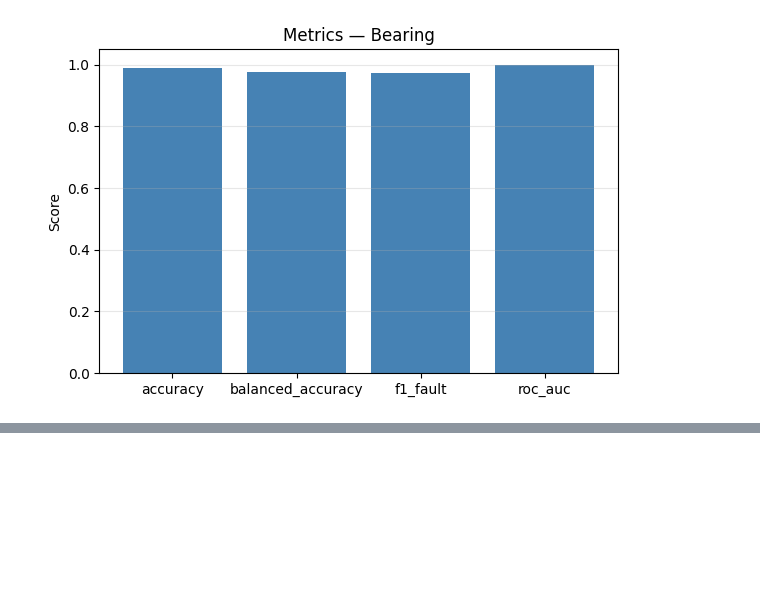
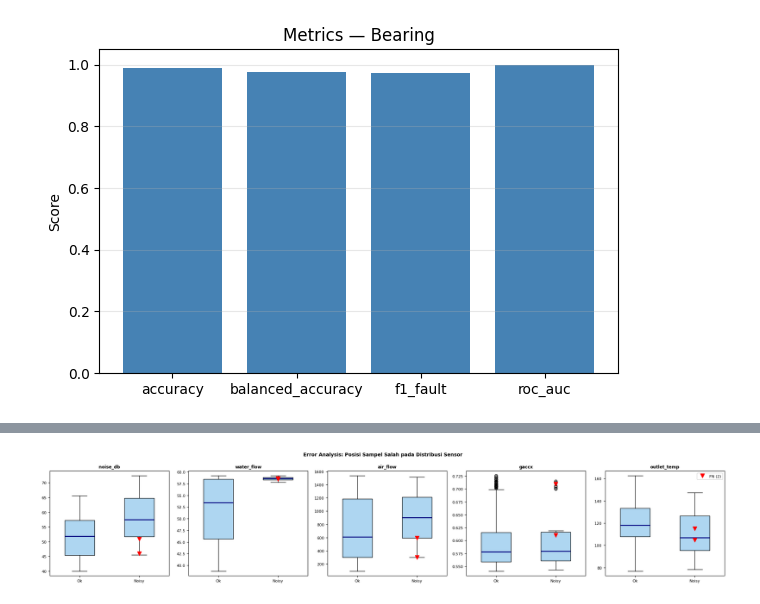
Before and after one commit to VickiAristiya/Computerize-Maintenance-Management-System, a Jupyter notebook: machine-learning filtered data/compressor/compressor_model.ipynb, the cells around one changed output, grey strips where cells are left out. Saved outputs shown, nothing was run; the diff lists cells and outputs as text; code cells hidden in the pictures; blank space fills up the shorter version.

```diff
--- a/machine-learning filtered data/compressor/compressor_model.ipynb
+++ b/machine-learning filtered data/compressor/compressor_model.ipynb
@@ -406,0 +712,84 @@ plt.show()
+# %%
+# ── Error Analysis — Sampel yang Salah Diklasifikasi ─────────────────────────
+# Variabel y_test, pred, y_prob, X_test_raw tersedia dari cell-06-loop (bearings)
+
+err_df = X_test_raw.copy().reset_index(drop=True)
+err_df["true_label"]  = y_test.values
+err_df["pred_label"]  = pred
+err_df["prob_fault"]  = y_prob
+err_df["true_name"]   = err_df["true_label"].map({0: "Ok", 1: "Noisy"})
+err_df["pred_name"]   = err_df["pred_label"].map({0: "Ok", 1: "Noisy"})
+err_df["correct"]     = err_df["true_label"] == err_df["pred_label"]
+
+misclassified  = err_df[~err_df["correct"]]
+fp = misclassified[misclassified["true_label"] == 0]  # Ok diprediksi Noisy
+fn = misclassified[misclassified["true_label"] == 1]  # Noisy diprediksi Ok
+
+print(f"Total sampel test   : {len(err_df)}")
+print(f"Benar diklasifikasi : {err_df['correct'].sum()} ({err_df['correct'].mean()*100:.1f}%)")
+print(f"Salah diklasifikasi : {(~err_df['correct']).sum()} ({(~err_df['correct']).mean()*100:.1f}%)")
+print(f"  False Positive (Ok diprediksi Noisy) : {len(fp)}")
+print(f"  False Negative (Noisy diprediksi Ok) : {len(fn)}")
+
+if len(misclassified) == 0:
+    print("\nModel sempurna pada test set ini — tidak ada sampel yang salah.")
+else:
+    print("\n── Detail Sampel Salah Diklasifikasi ──")
+    display_cols = feature_columns + ["true_name", "pred_name", "prob_fault"]
+    print(misclassified[display_cols].round(4).to_string(index=False))
+
+    # Rata-rata sensor per kelompok
+    print("\n── Rata-rata Nilai Sensor per Kelompok ──")
+    benar_ok    = err_df[(err_df["true_label"]==0) &  err_df["correct"]]
+    benar_noisy = err_df[(err_df["true_label"]==1) &  err_df["correct"]]
+    groups = {"Benar - Ok": benar_ok, "Benar - Noisy": benar_noisy}
+    if len(fp) > 0: groups["FP (Ok -> Noisy)"] = fp
+    if len(fn) > 0: groups["FN (Noisy -> Ok)"] = fn
+
+    summary = pd.DataFrame(
+        {label: grp[feature_columns].mean() for label, grp in groups.items()}
+    ).T
+    print(summary.round(4).to_string())
+
+    # Boxplot: posisi sampel salah pada distribusi sensor
+    n_feat = len(feature_columns)
+    fig, axes = plt.subplots(1, n_feat, figsize=(4*n_feat, 4), sharey=False)
+    if n_feat == 1:
+        axes = [axes]
+    for ax, feat in zip(axes, feature_columns):
+        ok_vals    = benar_ok[feat].values
+        noisy_vals = benar_noisy[feat].values
+        bp = ax.boxplot(
+            [ok_vals, noisy_vals], labels=["Ok", "Noisy"],
+            patch_artist=True, widths=0.5,
+            boxprops=dict(facecolor="#AED6F1"),
+            medianprops=dict(color="navy", linewidth=2),
+        )
+        if len(fp) > 0:
+            ax.scatter([1]*len(fp), fp[feat].values, color="orange",
+                       zorder=6, marker="^", s=70, label="FP")
+        if len(fn) > 0:
+            ax.scatter([2]*len(fn), fn[feat].values, color="red",
+                       zorder=6, marker="v", s=70, label="FN")
+        ax.set_title(feat, fontsize=9, fontweight="bold")
+        ax.tick_params(labelsize=8)
+    handles = []
+    if len(fp) > 0:
+        handles.append(plt.Line2D([0],[0], marker="^", color="orange", ls="", ms=8, label=f"FP ({len(fp)})"))
+    if len(fn) > 0:
+        handles.append(plt.Line2D([0],[0], marker="v", color="red",    ls="", ms=8, label=f"FN ({len(fn)})"))
+    if handles:
+        axes[-1].legend(handles=handles, fontsize=8, loc="best")
+    plt.suptitle("Error Analysis: Posisi Sampel Salah pada Distribusi Sensor",
+                 fontsize=10, fontweight="bold")
+    plt.tight_layout()
+    plt.show()
+
+    # Confusion matrix detail
+    cm_err = confusion_matrix(err_df["true_label"], err_df["pred_label"])
+    print("\n── Confusion Matrix ──")
+    print(f"  TN={cm_err[0,0]}  FP={cm_err[0,1]}")
+    print(f"  FN={cm_err[1,0]}  TP={cm_err[1,1]}")
+    print(f"  Precision fault: {cm_err[1,1]/(cm_err[0,1]+cm_err[1,1]+1e-9):.4f}")
+    print(f"  Recall fault   : {cm_err[1,1]/(cm_err[1,0]+cm_err[1,1]+1e-9):.4f}")
+# %% [output]
@@ -406,0 +812 @@ plt.show()
+[figure, added]
```
Also changed, not shown: parts of 6 cells of this notebook, 5 other files.
